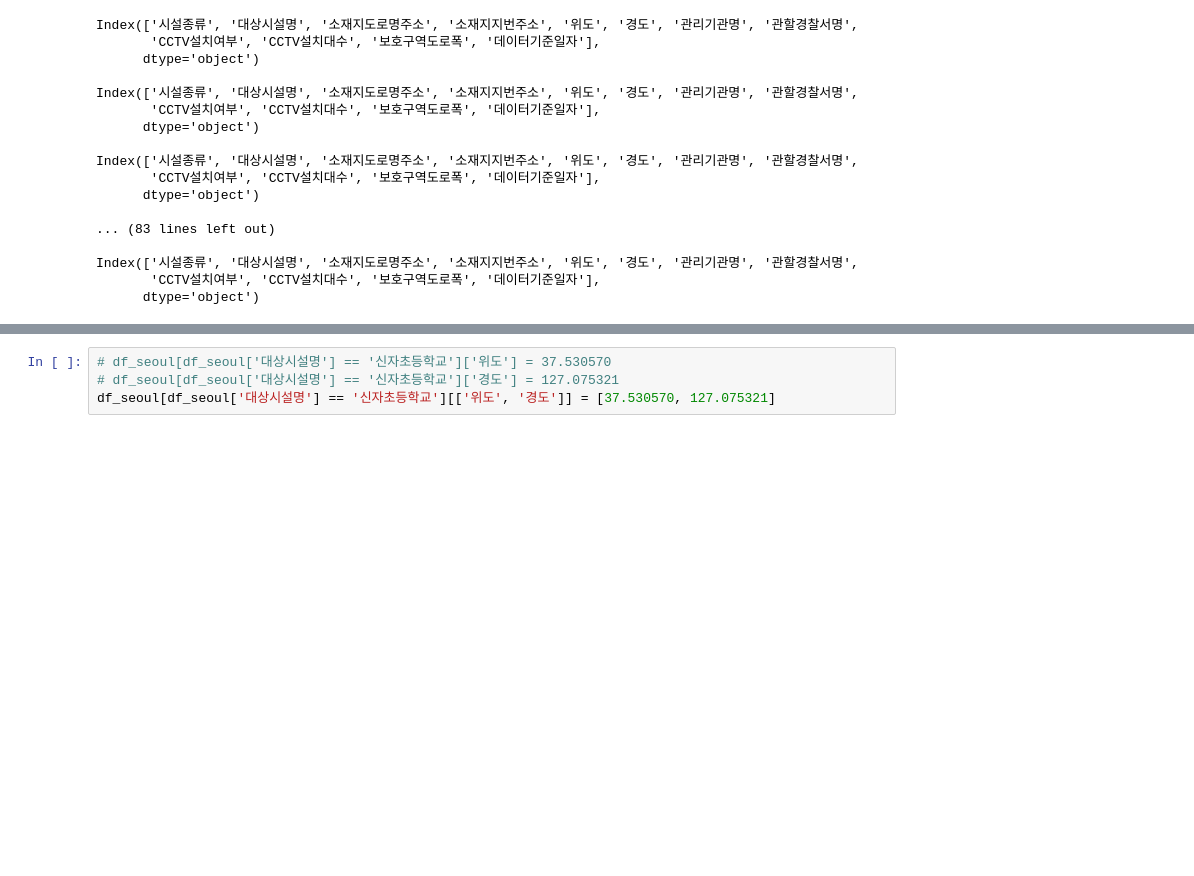
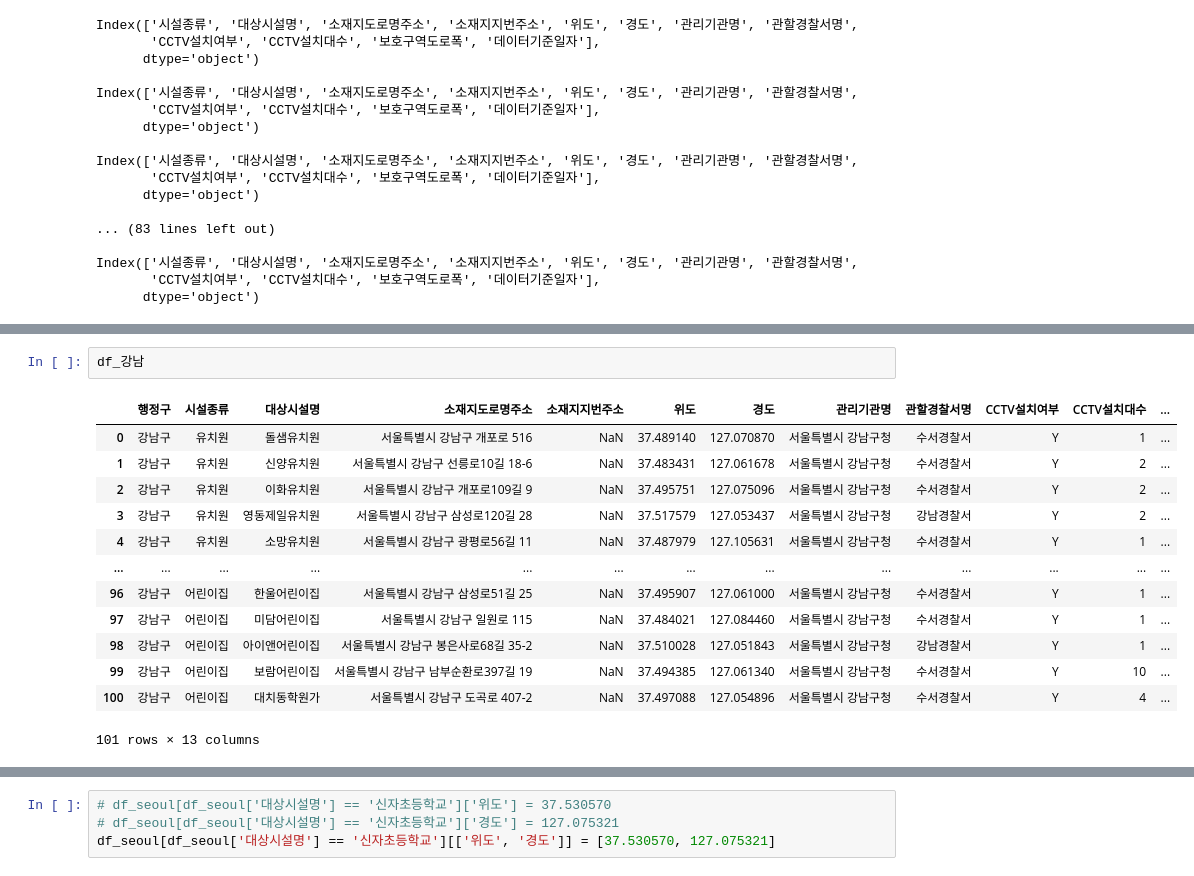
Before and after one commit to Sim-mi-gyeong/DataAnalysis, a Jupyter notebook: BigDataCampus/ChildernProtectRegion.ipynb, the cells around one changed output, grey strips where cells are left out. Drawn from its saved outputs; the diff is of its cells as text; blank space fills up the shorter version.

```diff
--- a/BigDataCampus/ChildernProtectRegion.ipynb
+++ b/BigDataCampus/ChildernProtectRegion.ipynb
@@ -118,0 +324,16 @@ df_seoul
+# %%
+df_강남
+# %% [output]
+|  | 행정구 | 시설종류 | 대상시설명 | 소재지도로명주소 | 소재지지번주소 | 위도 | 경도 | 관리기관명 | 관할경찰서명 | CCTV설치여부 | CCTV설치대수 | ... |
+| 0 | 강남구 | 유치원 | 돌샘유치원 | 서울특별시 강남구 개포로 516 | NaN | 37.489140 | 127.070870 | 서울특별시 강남구청 | 수서경찰서 | Y | 1 | ... |
+| 1 | 강남구 | 유치원 | 신양유치원 | 서울특별시 강남구 선릉로10길 18-6 | NaN | 37.483431 | 127.061678 | 서울특별시 강남구청 | 수서경찰서 | Y | 2 | ... |
+| 2 | 강남구 | 유치원 | 이화유치원 | 서울특별시 강남구 개포로109길 9 | NaN | 37.495751 | 127.075096 | 서울특별시 강남구청 | 수서경찰서 | Y | 2 | ... |
+| 3 | 강남구 | 유치원 | 영동제일유치원 | 서울특별시 강남구 삼성로120길 28 | NaN | 37.517579 | 127.053437 | 서울특별시 강남구청 | 강남경찰서 | Y | 2 | ... |
+| 4 | 강남구 | 유치원 | 소망유치원 | 서울특별시 강남구 광평로56길 11 | NaN | 37.487979 | 127.105631 | 서울특별시 강남구청 | 수서경찰서 | Y | 1 | ... |
+| ... | ... | ... | ... | ... | ... | ... | ... | ... | ... | ... | ... | ... |
+| 96 | 강남구 | 어린이집 | 한울어린이집 | 서울특별시 강남구 삼성로51길 25 | NaN | 37.495907 | 127.061000 | 서울특별시 강남구청 | 수서경찰서 | Y | 1 | ... |
+| 97 | 강남구 | 어린이집 | 미담어린이집 | 서울특별시 강남구 일원로 115 | NaN | 37.484021 | 127.084460 | 서울특별시 강남구청 | 수서경찰서 | Y | 1 | ... |
+| 98 | 강남구 | 어린이집 | 아이앤어린이집 | 서울특별시 강남구 봉은사로68길 35-2 | NaN | 37.510028 | 127.051843 | 서울특별시 강남구청 | 강남경찰서 | Y | 1 | ... |
+| 99 | 강남구 | 어린이집 | 보람어린이집 | 서울특별시 강남구 남부순환로397길 19 | NaN | 37.494385 | 127.061340 | 서울특별시 강남구청 | 수서경찰서 | Y | 10 | ... |
+| 100 | 강남구 | 어린이집 | 대치동학원가 | 서울특별시 강남구 도곡로 407-2 | NaN | 37.497088 | 127.054896 | 서울특별시 강남구청 | 수서경찰서 | Y | 4 | ... |
+101 rows × 13 columns
```
Also changed, not shown: parts of 26 cells of this notebook.
